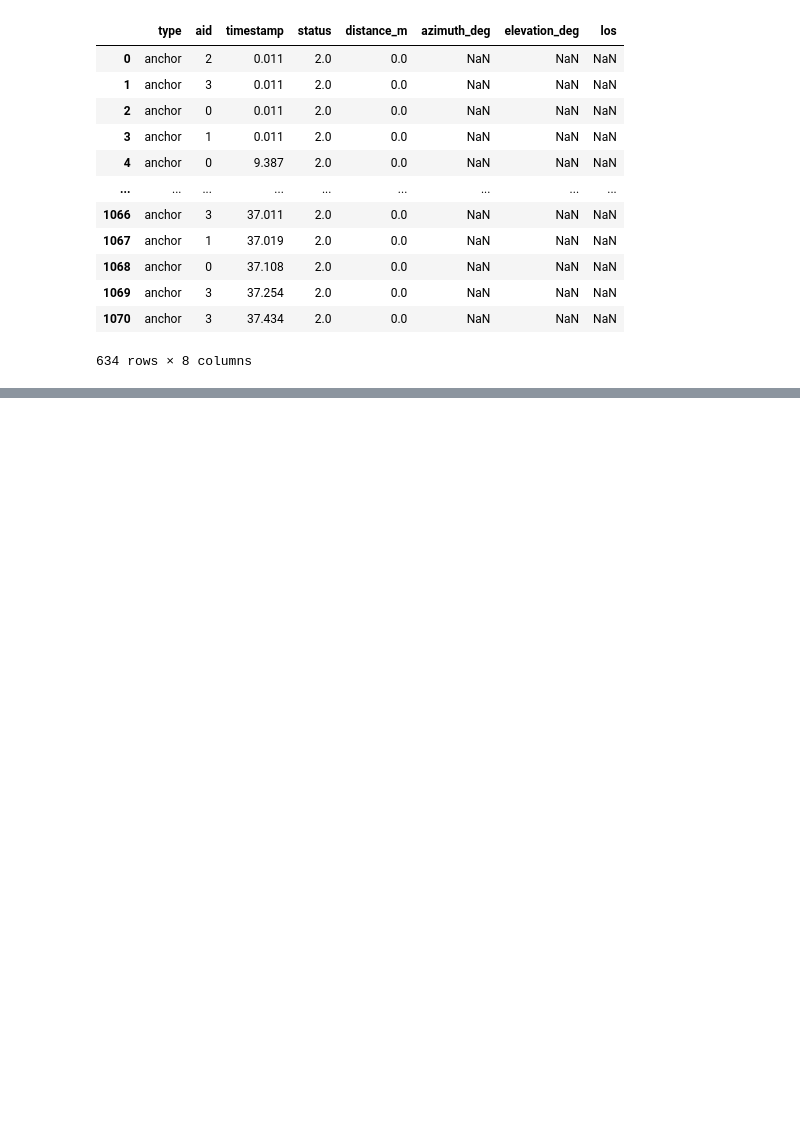
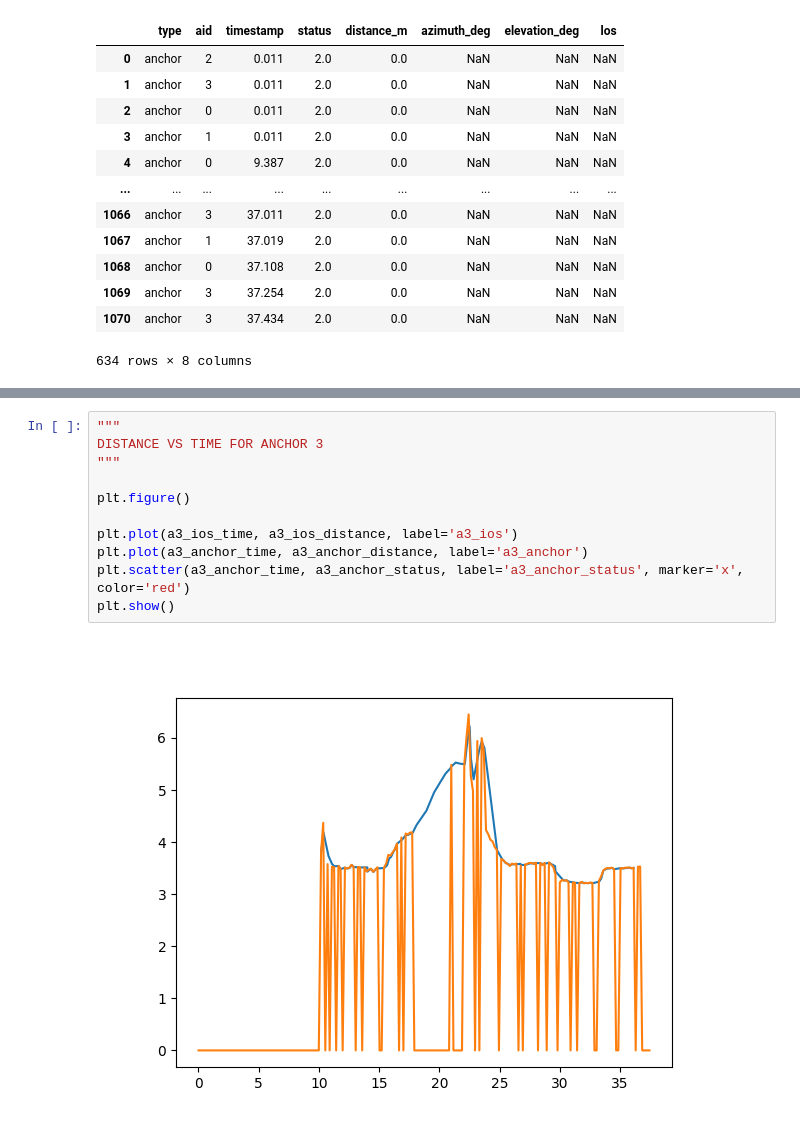
Before and after one commit to RyanJMah/fydp-rtls-server, a Jupyter notebook: data/analysis.ipynb, the cells around one changed output, grey strips where cells are left out. Saved outputs shown, nothing was run; the diff lists cells and outputs as text; blank space fills up the shorter version.

```diff
--- a/data/analysis.ipynb
+++ b/data/analysis.ipynb
@@ -110,0 +134,13 @@ plt.show()
+# %%
+"""
+DISTANCE VS TIME FOR ANCHOR 3
+"""
+
+plt.figure()
+
+plt.plot(a3_ios_time, a3_ios_distance, label='a3_ios')
+plt.plot(a3_anchor_time, a3_anchor_distance, label='a3_anchor')
+plt.scatter(a3_anchor_time, a3_anchor_status, label='a3_anchor_status', marker='x', color='red')
+plt.show()
+# %% [output]
+[figure, added]
```
Also changed, not shown: parts of 4 cells of this notebook, 1 other file.
